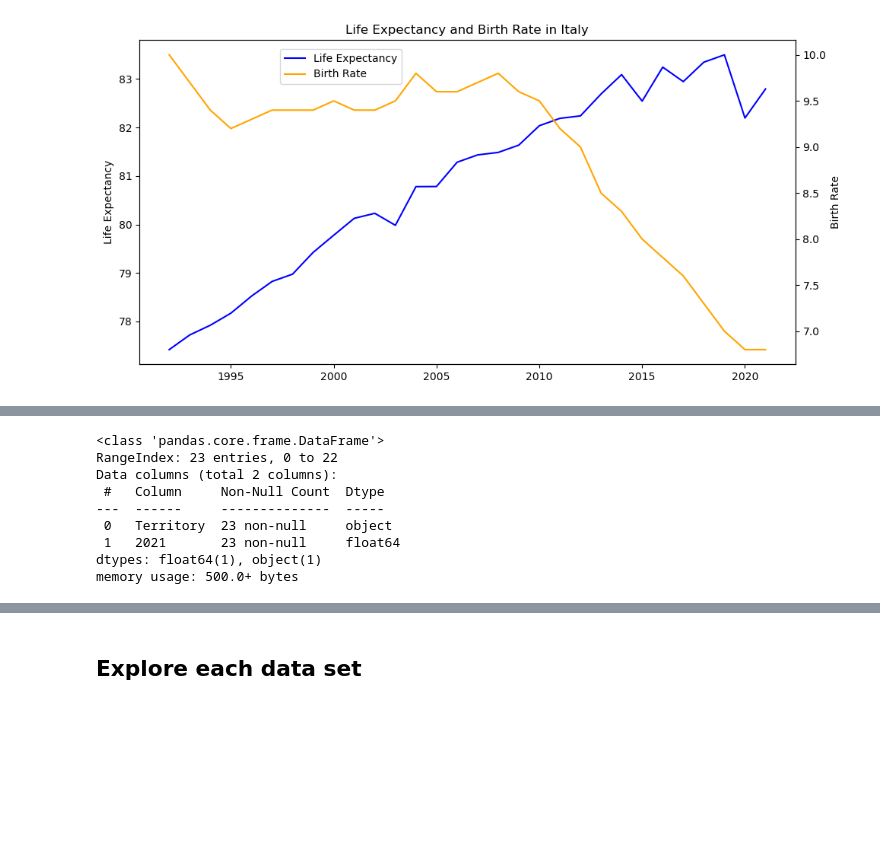
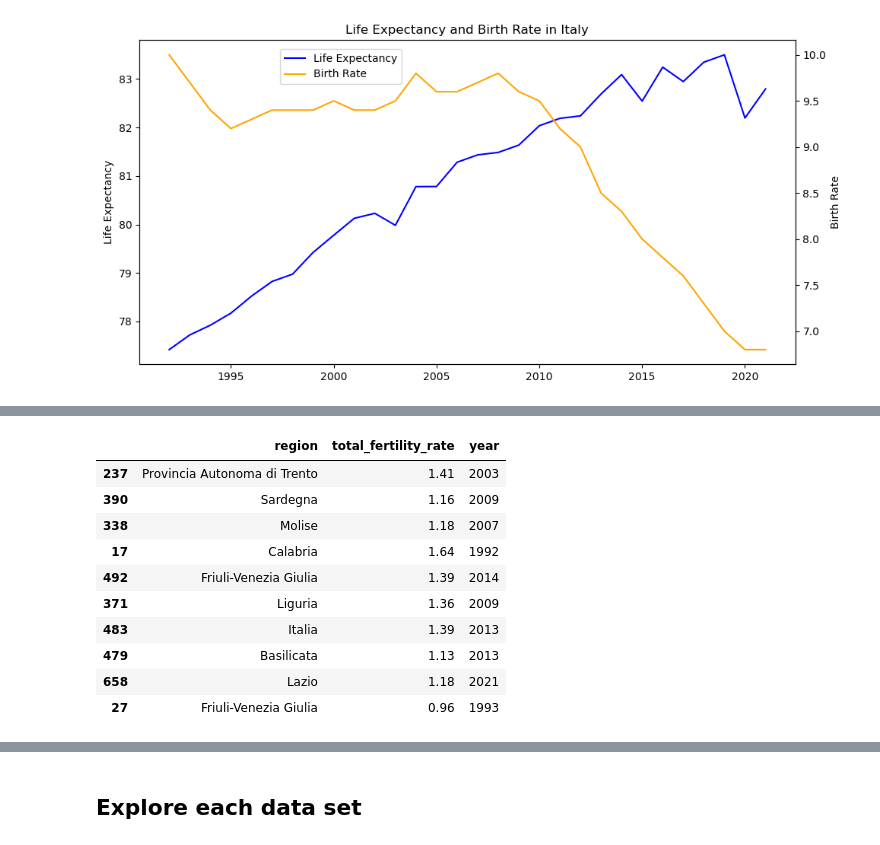
Before and after one commit to NumEconCopenhagen/projects-2024-bolo, a Jupyter notebook: dataproject/dataproject_2.ipynb, the cells around one changed output, grey strips where cells are left out. Drawn from its saved outputs; the diff is of its cells as text; code cells hidden in the pictures; blank space fills up the shorter version.

```diff
--- a/dataproject/dataproject_2.ipynb
+++ b/dataproject/dataproject_2.ipynb
@@ -274,0 +342,5 @@ plt.show()
+# %%
+#keep only variables of interest
+keep_vars = ['Territory', 'Total fertility rate', 'Event year']
+regional_fertility = regional_fertility[keep_vars]
+regional_fertility.head()
@@ -275,34 +354,29 @@ plt.show()
 # %%
-##need to find a way to import it with ., I dont know why it does not work if I write "decial = ","".
-
-
-
-# Read the CSV file
-regional_fertility = pd.read_csv('Fertility.csv')
-regional_fertility.head()
-
-# Function to insert dot after first digit in a string
+# Function to insert dot after first digit in a string of lenght 3 or 0. if the string has length 2
 def insert_dot(value):
+    if len(str(value)) == 2:
+        return '0.' + str(value)
     return str(value)[:1] + '.' + str(value)[1:]
 
 # Apply the function to the '2021' column
-regional_fertility['2021'] = regional_fertility['2021'].apply(lambda x: insert_dot(x))
+regional_fertility['Total fertility rate'] = regional_fertility['Total fertility rate'].apply(lambda x: insert_dot(x))
 # Convert the '2021' column to integers
-regional_fertility['2021'] = regional_fertility['2021'].astype(float)
+regional_fertility['Total fertility rate'] = regional_fertility['Total fertility rate'].astype(float)
 
-# Keep only variables 'territory' and '2021'
-regional_fertility = regional_fertility.loc[:, ['Territory', '2021']]
-regional_fertility.loc[regional_fertility['Territory'] == 'Sardegna', '2021'] = 0.99
-# Display the modified DataFrame
-regional_fertility.info()
+# Rename the columns
+regional_fertility.rename(columns={'Territory': 'region', 'Total fertility rate': 'total_fertility_rate', 'Event year': 'year'}, inplace=True)
-# %% [output]
-<class 'pandas.core.frame.DataFrame'>
-RangeIndex: 23 entries, 0 to 22
-Data columns (total 2 columns):
- #   Column     Non-Null Count  Dtype
----  ------     --------------  -----
- 0   Territory  23 non-null     object
- 1   2021       23 non-null     float64
-dtypes: float64(1), object(1)
-memory usage: 500.0+ bytes
+# %%
+regional_fertility.sample(10)
+# %% [output]
+|  | region | total_fertility_rate | year |
+| 237 | Provincia Autonoma di Trento | 1.41 | 2003 |
+| 390 | Sardegna | 1.16 | 2009 |
+| 338 | Molise | 1.18 | 2007 |
+| 17 | Calabria | 1.64 | 1992 |
+| 492 | Friuli-Venezia Giulia | 1.39 | 2014 |
+| 371 | Liguria | 1.36 | 2009 |
+| 483 | Italia | 1.39 | 2013 |
+| 479 | Basilicata | 1.13 | 2013 |
+| 658 | Lazio | 1.18 | 2021 |
+| 27 | Friuli-Venezia Giulia | 0.96 | 1993 |
 # %%
```
Also changed, not shown: parts of 21 cells of this notebook, 3 other files.
